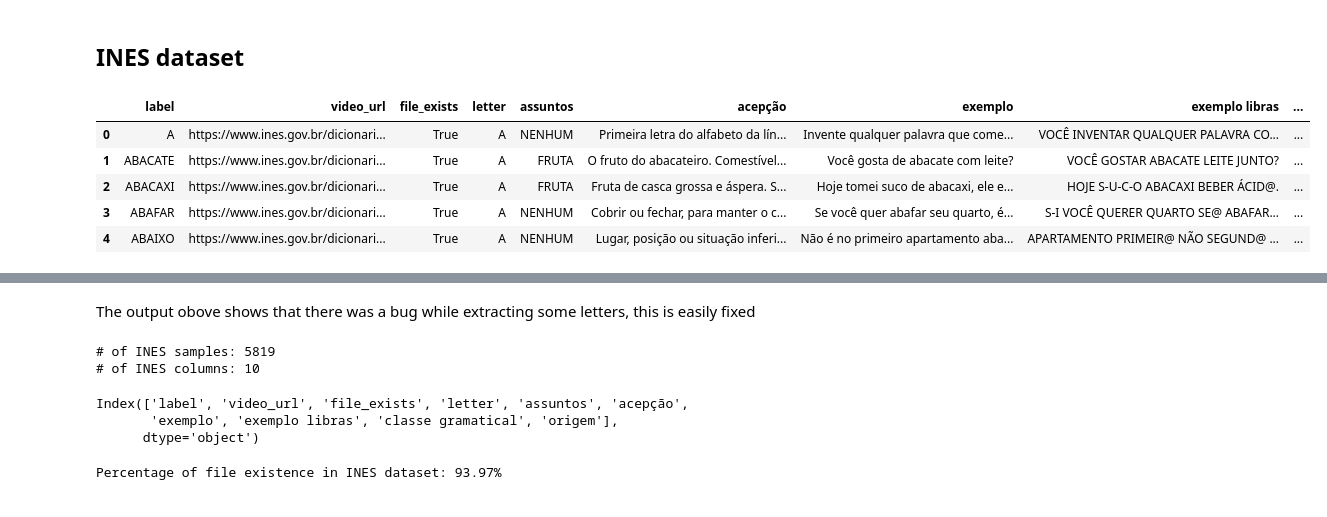
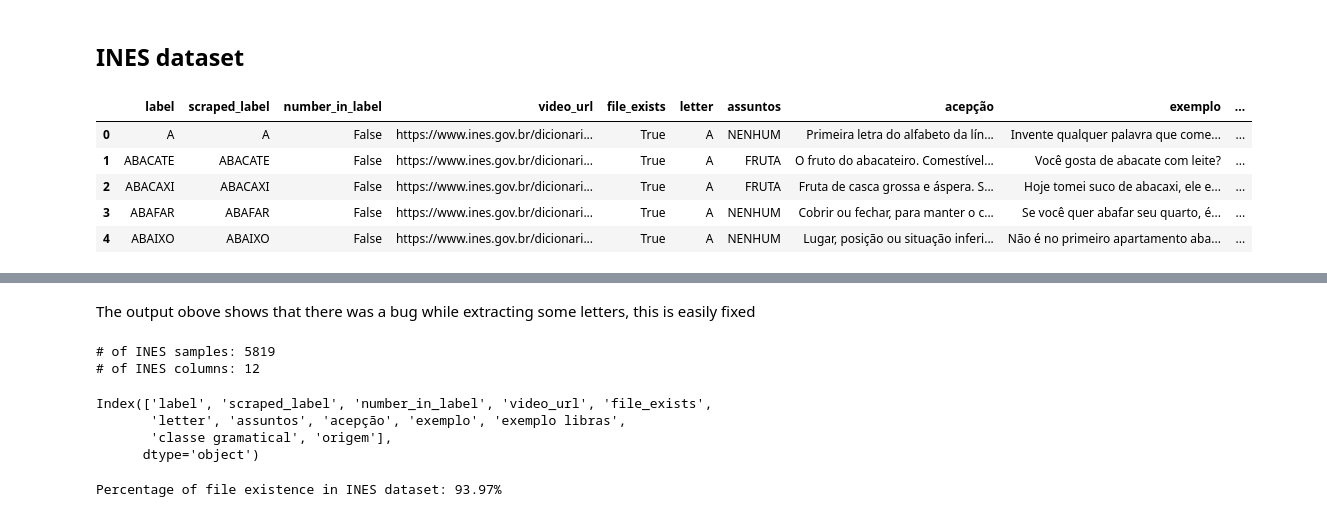
Before and after one commit to OmdenaAI/SaoPauloBrazilChapter_BrazilianSignLanguage, a Jupyter notebook: notebooks/data-exploration.ipynb, the cells around one changed output, grey strips where cells are left out. Cells and saved outputs as stored; diff of their text form; code cells hidden in the pictures.

```diff
--- a/notebooks/data-exploration.ipynb
+++ b/notebooks/data-exploration.ipynb
@@ -16,28 +26,28 @@ os.getcwd()
 BASE_DIR = os.getcwd() + "/data/raw/"
 
 # Set paths to the raw data files
-ines_path = BASE_DIR + "INES/"
-signbank_path = BASE_DIR + "SignBank/"
-ufv_path = BASE_DIR + "UFV/"
-vlibrasil_path = BASE_DIR + "V-Librasil/"
+ne_path = BASE_DIR + "INES/"
+sb_path = BASE_DIR + "SignBank/"
+uf_path = BASE_DIR + "UFV/"
+vl_path = BASE_DIR + "V-Librasil/"
 # %%
 try:
-    ines_raw_df = pd.read_csv(ines_path + "metadata.csv")
+    ne_raw_df = pd.read_csv(ne_path + "metadata.csv")
 except FileNotFoundError:
     print("INES metadata not found")
 
 try:
-    signbank_raw_df = pd.read_csv(signbank_path + "metadata.csv")
+    sb_raw_df = pd.read_csv(sb_path + "metadata.csv")
 except FileNotFoundError:
     print("SignBank metadata not found")
 
 try:
-    ufv_raw_df = pd.read_csv(ufv_path + "metadata.csv")
+    uf_raw_df = pd.read_csv(uf_path + "metadata.csv")
 except FileNotFoundError:
     print("UFV metadata not found")
 
 try:
-    vlibrasil_raw_df = pd.read_csv(vlibrasil_path + "metadata.csv")
+    vl_raw_df = pd.read_csv(vl_path + "metadata.csv")
 except FileNotFoundError:
     print("V-Librasil metadata not found")
 # %% [output]
@@ -45,12 +55,12 @@ UFV metadata not found
 # %% [markdown]
 ## INES dataset
 # %%
-display(ines_raw_df.head())
-display(ines_raw_df.tail())
+display(ne_raw_df.head())
+display(ne_raw_df.tail())
 # %% [output]
-|  | label | video_url | file_exists | letter | assuntos | acepção | exemplo | exemplo libras | ... |
-| 0 | A | https://www.ines.gov.br/dicionari... | True | A | NENHUM | Primeira letra do alfabeto da lín... | Invente qualquer palavra que come... | VOCÊ INVENTAR QUALQUER PALAVRA CO... | ... |
-| 1 | ABACATE | https://www.ines.gov.br/dicionari... | True | A | FRUTA | O fruto do abacateiro. Comestível... | Você gosta de abacate com leite? | VOCÊ GOSTAR ABACATE LEITE JUNTO? | ... |
-| 2 | ABACAXI | https://www.ines.gov.br/dicionari... | True | A | FRUTA | Fruta de casca grossa e áspera. S... | Hoje tomei suco de abacaxi, ele e... | HOJE S-U-C-O ABACAXI BEBER ÁCID@. | ... |
-| 3 | ABAFAR | https://www.ines.gov.br/dicionari... | True | A | NENHUM | Cobrir ou fechar, para manter o c... | Se você quer abafar seu quarto, é... | S-I VOCÊ QUERER QUARTO SE@ ABAFAR... | ... |
-| 4 | ABAIXO | https://www.ines.gov.br/dicionari... | True | A | NENHUM | Lugar, posição ou situação inferi... | Não é no primeiro apartamento aba... | APARTAMENTO PRIMEIR@ NÃO SEGUND@ ... | ... |
+|  | label | scraped_label | number_in_label | video_url | file_exists | letter | assuntos | acepção | exemplo | ... |
+| 0 | A | A | False | https://www.ines.gov.br/dicionari... | True | A | NENHUM | Primeira letra do alfabeto da lín... | Invente qualquer palavra que come... | ... |
+| 1 | ABACATE | ABACATE | False | https://www.ines.gov.br/dicionari... | True | A | FRUTA | O fruto do abacateiro. Comestível... | Você gosta de abacate com leite? | ... |
+| 2 | ABACAXI | ABACAXI | False | https://www.ines.gov.br/dicionari... | True | A | FRUTA | Fruta de casca grossa e áspera. S... | Hoje tomei suco de abacaxi, ele e... | ... |
+| 3 | ABAFAR | ABAFAR | False | https://www.ines.gov.br/dicionari... | True | A | NENHUM | Cobrir ou fechar, para manter o c... | Se você quer abafar seu quarto, é... | ... |
+| 4 | ABAIXO | ABAIXO | False | https://www.ines.gov.br/dicionari... | True | A | NENHUM | Lugar, posição ou situação inferi... | Não é no primeiro apartamento aba... | ... |
@@ -69,14 +79,15 @@ ines_raw_df["letter"] = ines_raw_df["letter"].fillna(ines_raw_df["label"].str[0]
 # %%
-print(f"# of INES samples: {ines_raw_df.shape[0]}")
-print(f"# of INES columns: {ines_raw_df.shape[1]}")
+print(f"# of INES samples: {ne_raw_df.shape[0]}")
+print(f"# of INES columns: {ne_raw_df.shape[1]}")
 # %% [output]
 # of INES samples: 5819
-# of INES columns: 10
+# of INES columns: 12
 # %%
-ines_raw_df.columns
+ne_raw_df.columns
 # %% [output]
-Index(['label', 'video_url', 'file_exists', 'letter', 'assuntos', 'acepção',
-       'exemplo', 'exemplo libras', 'classe gramatical', 'origem'],
+Index(['label', 'scraped_label', 'number_in_label', 'video_url', 'file_exists',
+       'letter', 'assuntos', 'acepção', 'exemplo', 'exemplo libras',
+       'classe gramatical', 'origem'],
       dtype='object')
 # %%
 print(
```
Also changed, not shown: parts of 36 cells of this notebook.
